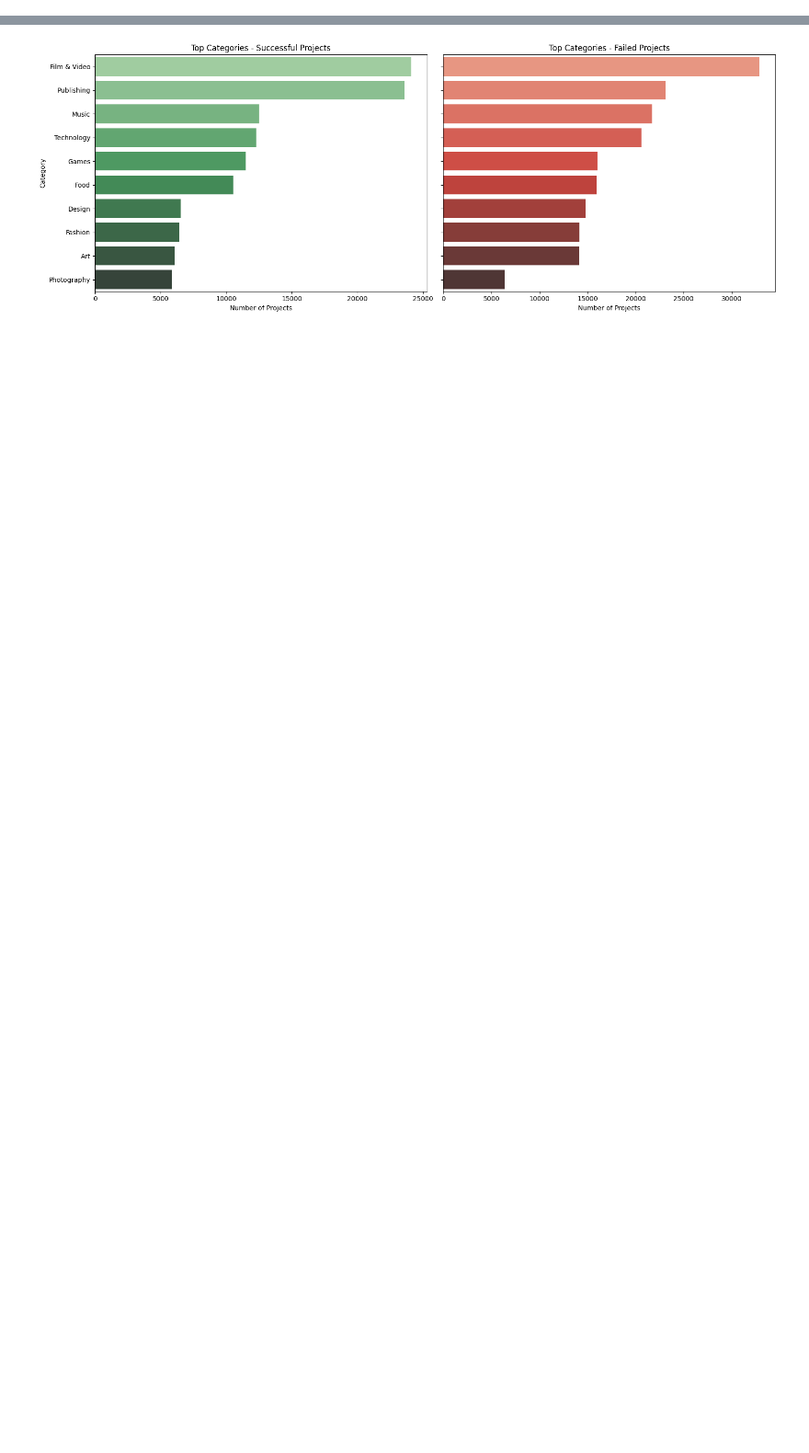
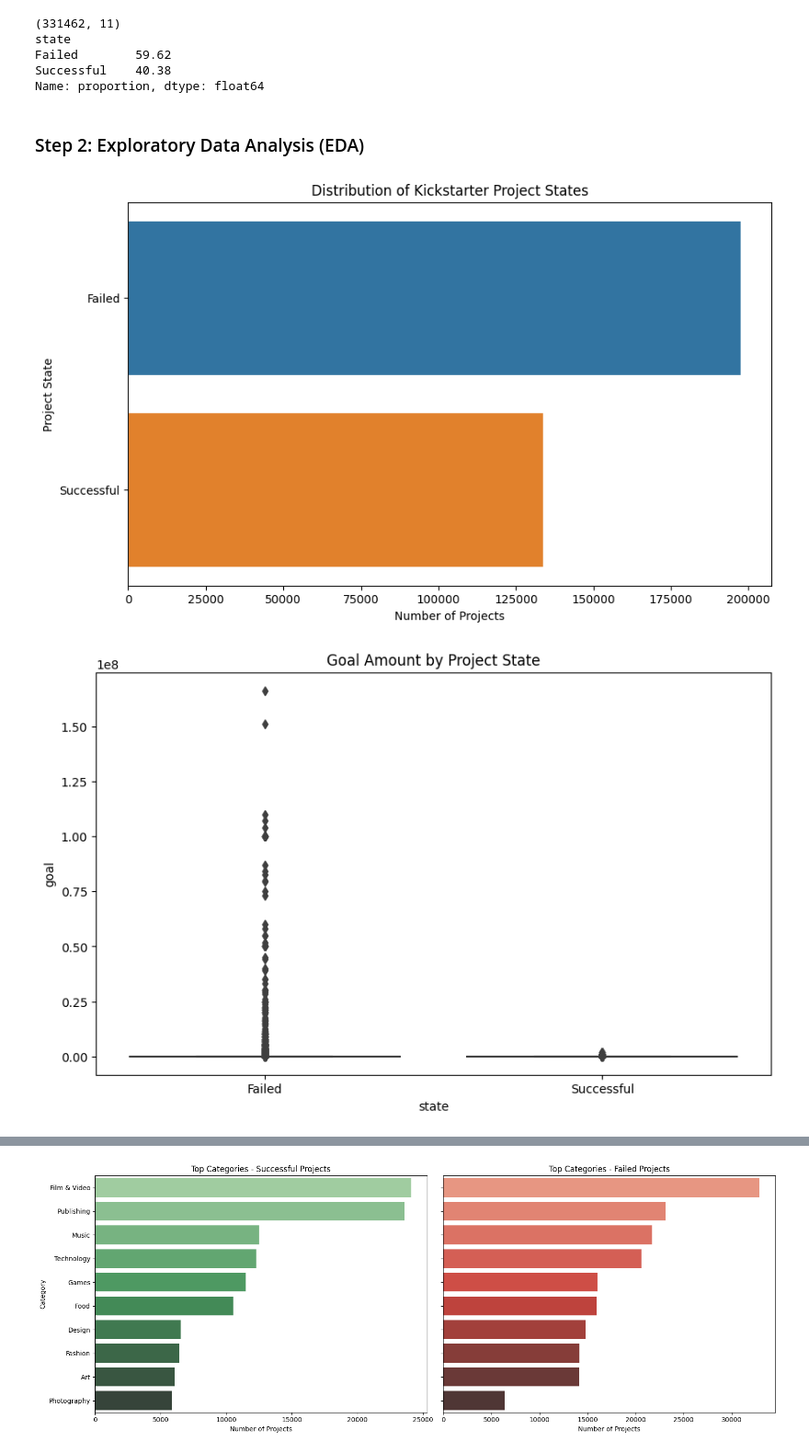
Before and after one commit to spiced-academy/punch_finisher, a Jupyter notebook: notebooks/EDA.ipynb, the cells around one changed output, grey strips where cells are left out. Shown at 92% size. Cells and saved outputs as stored; diff of their text form; code cells hidden in the pictures; blank space fills up the shorter version.

Commit message:
Perform EDA on goal, duration, and backers with basic cleaning and plots

```diff
--- a/notebooks/EDA.ipynb
+++ b/notebooks/EDA.ipynb
@@ -79,0 +71,40 @@ plt.show()
+# %%
+df_binary.to_csv('../data/kickstarter_filtered.csv', index=False)
+
+# Reload from CSV
+data = pd.read_csv('../data/kickstarter_filtered.csv')
+print(data.shape)
+print(round(data['state'].value_counts(normalize=True) * 100, 2))
+# %% [output]
+(331462, 11)
+state
+Failed        59.62
+Successful    40.38
+Name: proportion, dtype: float64
+# %% [markdown]
+### Step 2: Exploratory Data Analysis (EDA)
+# %%
+# 1. State distribution
+plt.figure(figsize=(10, 6))
+sns.barplot(x=data['state'].value_counts(), y=data['state'].value_counts().index)
+plt.title('Distribution of Kickstarter Project States')
+plt.xlabel('Number of Projects')
+plt.ylabel('Project State')
+plt.show()
+
+
+# 2. Goal by State
+plt.figure(figsize=(10, 6))
+sns.boxplot(x='state', y='goal', data=data)
+plt.title('Goal Amount by Project State')
+plt.show()
+
+# 3. Category vs State
+plt.figure(figsize=(12, 6))
+sns.countplot(x='category', hue='state', data=data)
+plt.title('Project State by Category')
+plt.xticks(rotation=45)
+plt.show()
+# %% [output]
+[figure, added]
+[figure, added]
```
Also changed, not shown: parts of 14 cells of this notebook, 1 other file.
